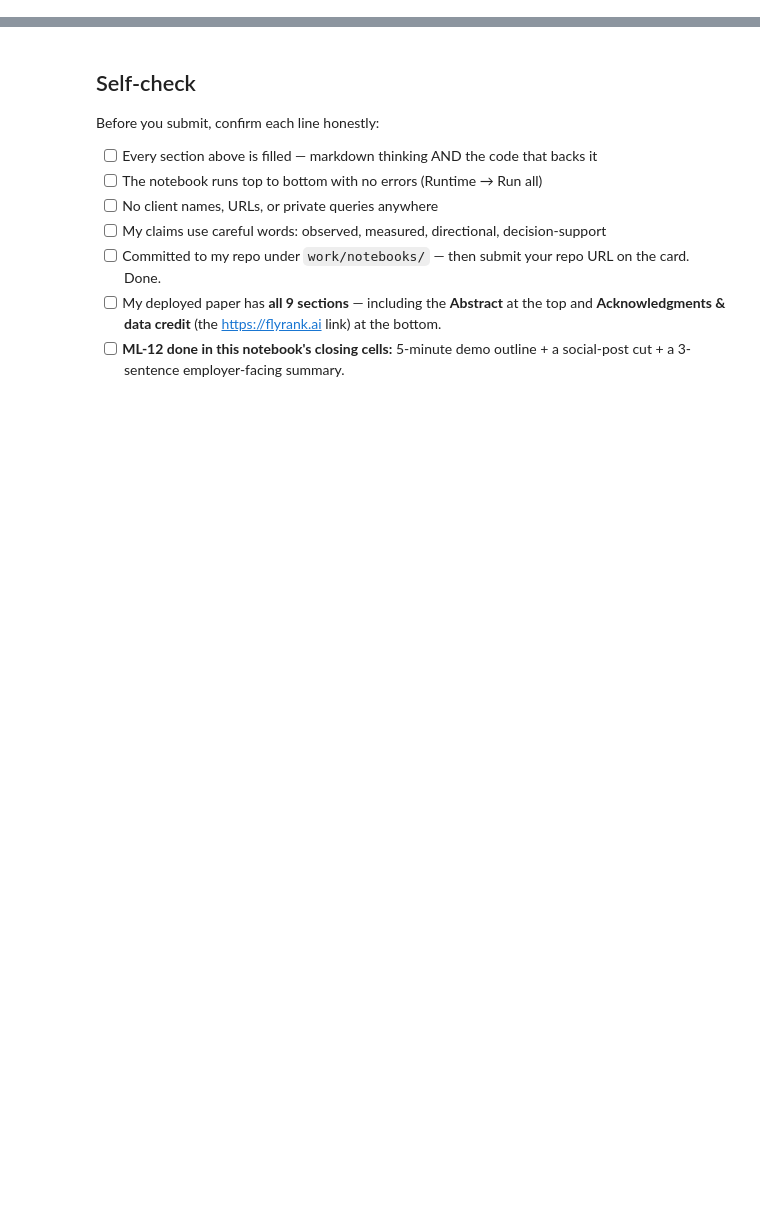
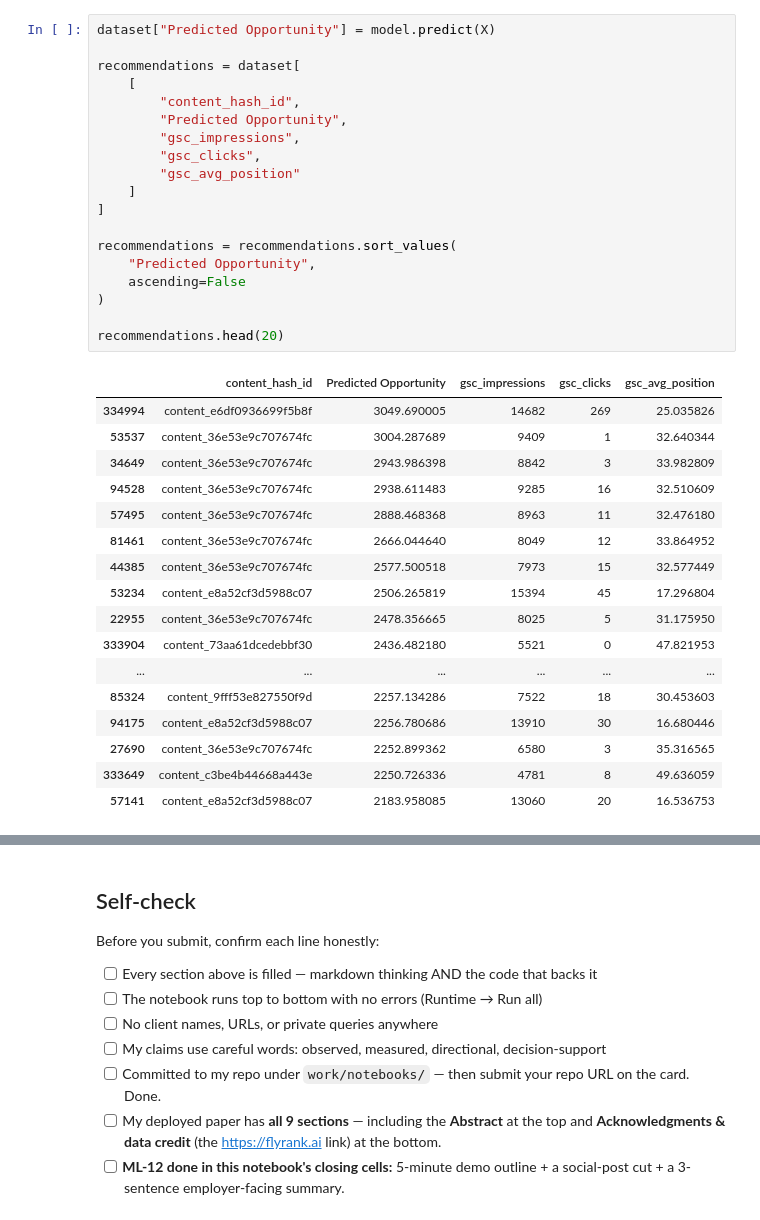
Before and after one commit to abubakarshahid439/ABUBAKAR.flyrank-ml-internship, a Jupyter notebook: work/notebooks/capstone.ipynb, the cells around one changed output, grey strips where cells are left out. Drawn from its saved outputs; the diff is of its cells as text; blank space fills up the shorter version.

```diff
--- a/work/notebooks/capstone.ipynb
+++ b/work/notebooks/capstone.ipynb
@@ -115,0 +365,37 @@ You should generate these in Colab:
+# %%
+dataset["Predicted Opportunity"] = model.predict(X)
+
+recommendations = dataset[
+    [
+        "content_hash_id",
+        "Predicted Opportunity",
+        "gsc_impressions",
+        "gsc_clicks",
+        "gsc_avg_position"
+    ]
+]
+
+recommendations = recommendations.sort_values(
+    "Predicted Opportunity",
+    ascending=False
+)
+
+recommendations.head(20)
+# %% [output]
+|  | content_hash_id | Predicted Opportunity | gsc_impressions | gsc_clicks | gsc_avg_position |
+| 334994 | content_e6df0936699f5b8f | 3049.690005 | 14682 | 269 | 25.035826 |
+| 53537 | content_36e53e9c707674fc | 3004.287689 | 9409 | 1 | 32.640344 |
+| 34649 | content_36e53e9c707674fc | 2943.986398 | 8842 | 3 | 33.982809 |
+| 94528 | content_36e53e9c707674fc | 2938.611483 | 9285 | 16 | 32.510609 |
+| 57495 | content_36e53e9c707674fc | 2888.468368 | 8963 | 11 | 32.476180 |
+| 81461 | content_36e53e9c707674fc | 2666.044640 | 8049 | 12 | 33.864952 |
+| 44385 | content_36e53e9c707674fc | 2577.500518 | 7973 | 15 | 32.577449 |
+| 53234 | content_e8a52cf3d5988c07 | 2506.265819 | 15394 | 45 | 17.296804 |
+| 22955 | content_36e53e9c707674fc | 2478.356665 | 8025 | 5 | 31.175950 |
+| 333904 | content_73aa61dcedebbf30 | 2436.482180 | 5521 | 0 | 47.821953 |
+| ... | ... | ... | ... | ... | ... |
+| 85324 | content_9fff53e827550f9d | 2257.134286 | 7522 | 18 | 30.453603 |
+| 94175 | content_e8a52cf3d5988c07 | 2256.780686 | 13910 | 30 | 16.680446 |
+| 27690 | content_36e53e9c707674fc | 2252.899362 | 6580 | 3 | 35.316565 |
+| 333649 | content_c3be4b44668a443e | 2250.726336 | 4781 | 8 | 49.636059 |
+| 57141 | content_e8a52cf3d5988c07 | 2183.958085 | 13060 | 20 | 16.536753 |
```
Also changed, not shown: parts of 39 cells of this notebook.
